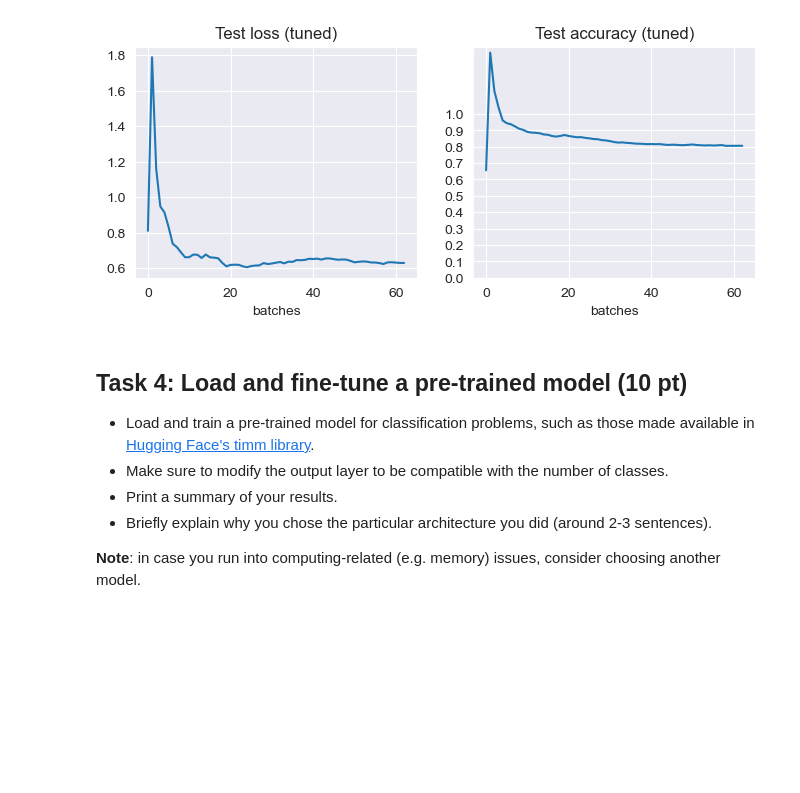
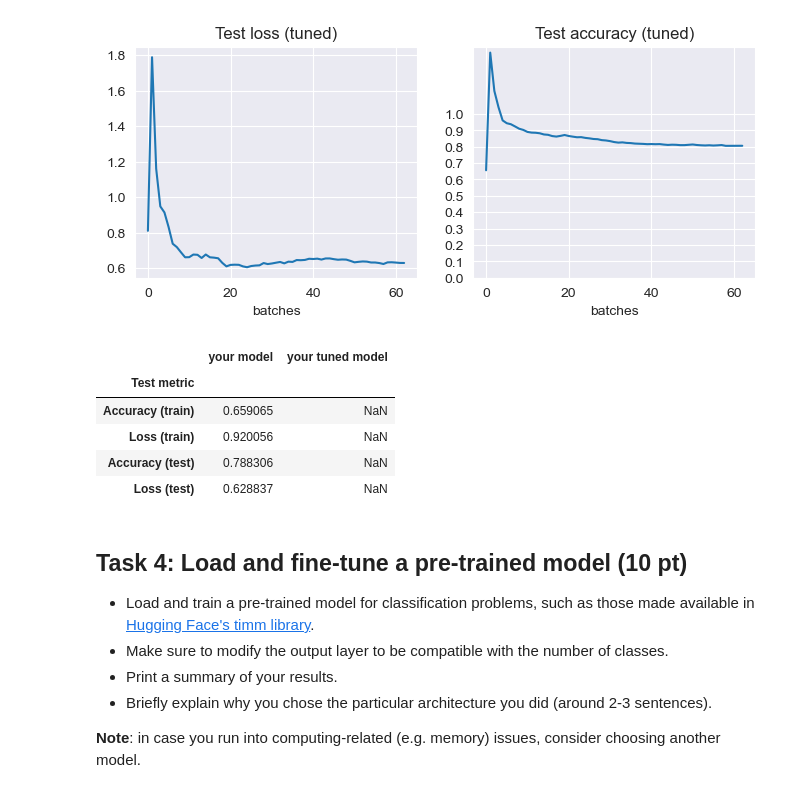
Before and after one commit to hertie-data-science-lab/assignment-2-ps-2f, a Jupyter notebook: main.ipynb, the cells around one changed output. Cells and saved outputs as stored; diff of their text form; code cells hidden in the pictures; blank space fills up the shorter version.

```diff
--- a/main.ipynb
+++ b/main.ipynb
@@ -660,6 +656,24 @@ print(f'Final running batch averages are {best_test_loss[-1]:.2f} loss and {best
 # %% [output]
 Final running batch averages are 0.63 loss and 80.6% acurracy
 [figure]
+# %%
+#ADDED: Build DataFrame for reporting later in Task 5
+df_t23 = pd.DataFrame(np.nan,
+                  index = ['Accuracy (train)', 'Loss (train)', 'Accuracy (test)', 'Loss (test)'],
+                  columns = ['your model', 'your tuned model'])
+df_t23.index.name = 'Test metric'
+
+#Input base model metrics
+df_t23['your model'] = [train_acc[-1], train_loss[-1], test_acc[-1].item(), test_loss[-1]]
+#df['your tuned model'] = [best_avg_acc, best_avg_loss, best_test_acc[-1].item(), best_test_loss[-1]]
+df_t23
+# %% [output]
+|  | your model | your tuned model |
+| Test metric |  |  |
+| Accuracy (train) | 0.659065 | NaN |
+| Loss (train) | 0.920056 | NaN |
+| Accuracy (test) | 0.788306 | NaN |
+| Loss (test) | 0.628837 | NaN |
 # %% [markdown]
 ## Task 4: Load and fine-tune a pre-trained model (10 pt)
 
```
Also changed, not shown: parts of 20 cells of this notebook.
